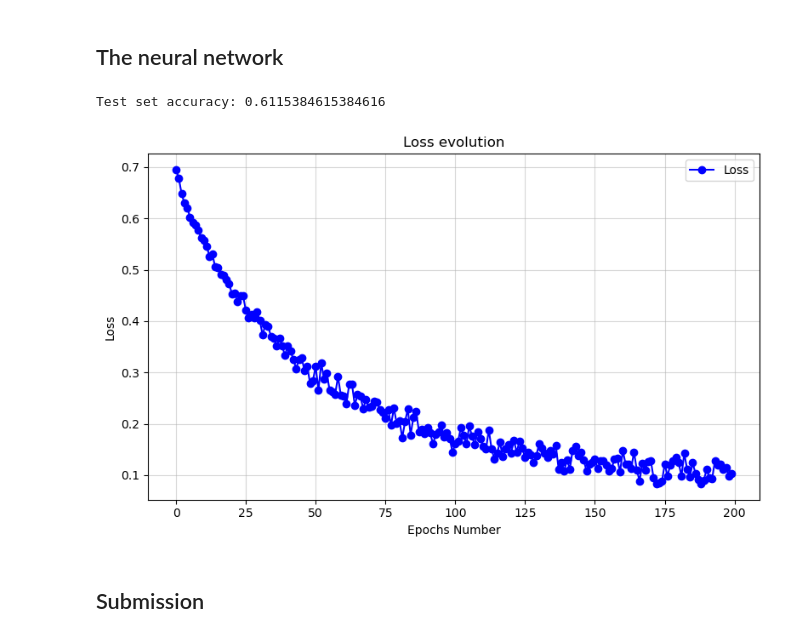
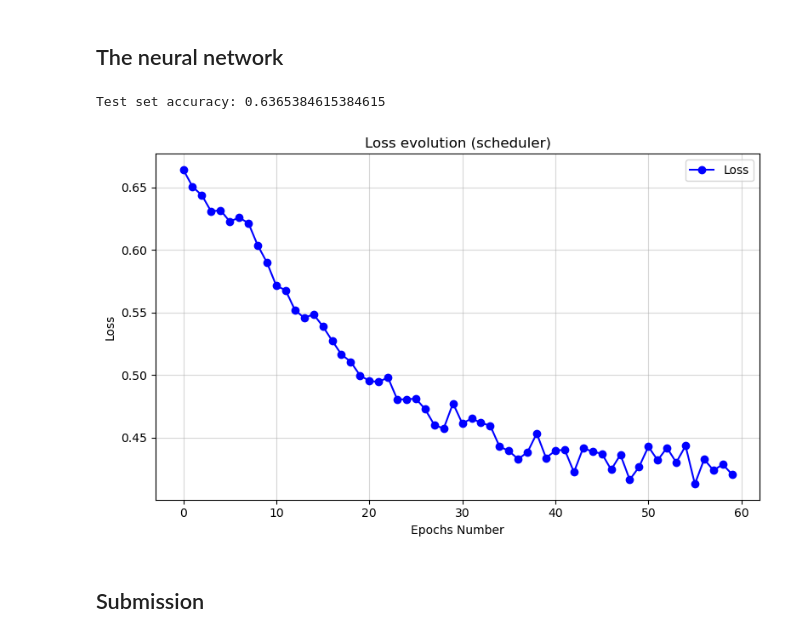
Before and after one commit to julesdamidaux/Kaggle-INF554, a Jupyter notebook: ML_tests.ipynb, the cells around one changed output. Cells and saved outputs as stored; diff of their text form; code cells hidden in the pictures.

```diff
--- a/ML_tests.ipynb
+++ b/ML_tests.ipynb
@@ -22,15 +22,19 @@ period_ids_test = df_test['PeriodID'].values.reshape(-1, 1)  # Reshape to match
 X_train = np.hstack([embeddings_train, period_ids_train])  # X now has shape (n_samples, 4001)
 X_test = np.hstack([embeddings_test, period_ids_test])  # X now has shape (n_samples, 4001)
 
+# Scaling before using
 scaler = StandardScaler()
 X_train = scaler.fit_transform(X_train)
 X_test = scaler.fit_transform(X_test)
-
 
 # Prepare labels
 y_train = df_train['EventType']
 y_test = df_test['EventType']
 
+# Encode labels if necessary
+label_encoder = LabelEncoder()
+y_train = label_encoder.fit_transform(y_train)
+y_test = label_encoder.fit_transform(y_test)
 
 # Verify the shapes
 print("Shape of X_train:", X_train.shape)
@@ -84,15 +89,16 @@ from challenge_data.glove_nn import NeuralNet, train
 torch.manual_seed(42)
 
 # Hyperparameters
-lr = 0.001
-num_epochs = 200
-slope = 0.00001
-gamma = 0.999
+lr = 0.1
+num_epochs = 60
+slope = 0.0000001
+gamma = 0.9
 
 
 model = NeuralNet(input_size=4001, slope=slope)
 
-criterion = nn.BCEWithLogitsLoss(reduction='mean', pos_weight=pos_weight)  # Binary Cross Entropy Loss for binary classification
+# Binary Cross Entropy Loss for binary classification
+criterion = nn.BCEWithLogitsLoss(reduction='mean', pos_weight=pos_weight)
 
 optimizer = optim.Adam(model.parameters(), lr=lr)
 
@@ -102,7 +108,7 @@ from sklearn.metrics import accuracy_score
 import numpy as np
 
 # Training
-loss_list = train(num_epochs=num_epochs,
+loss_list1 = train(num_epochs=num_epochs,
                   model=model,
                   train_loader=train_loader,
                   criterion=criterion,
@@ -124,21 +130,21 @@ y_pred = (np.array(y_pred_list) > 0.5).astype(int)  # Adjust threshold for binar
 accuracy = accuracy_score(y_test, y_pred)
 print("Test set accuracy:", accuracy)
 # %% [output]
-Test set accuracy: 0.6115384615384616
+Test set accuracy: 0.6365384615384615
 # %%
 import matplotlib.pyplot as plt
 
 plt.figure(figsize=(8, 5))
-plt.plot(loss_list, marker='o', linestyle='-', color='b', label='Loss')
-plt.title("Loss evolution")
+plt.plot(loss_list1, marker='o', linestyle='-', color='b', label='Loss')
+plt.title("Loss evolution (scheduler)")
 plt.xlabel("Epochs Number")
 plt.ylabel("Loss")
 plt.grid(alpha=0.5)
 plt.legend()
 plt.tight_layout()
 plt.show()
 # %% [output]
-[figure, old version]
+[figure, new version]
 # %% [markdown]
 ## Submission
 # %%
```
Also changed, not shown: parts of 5 cells of this notebook, 7 other files.
